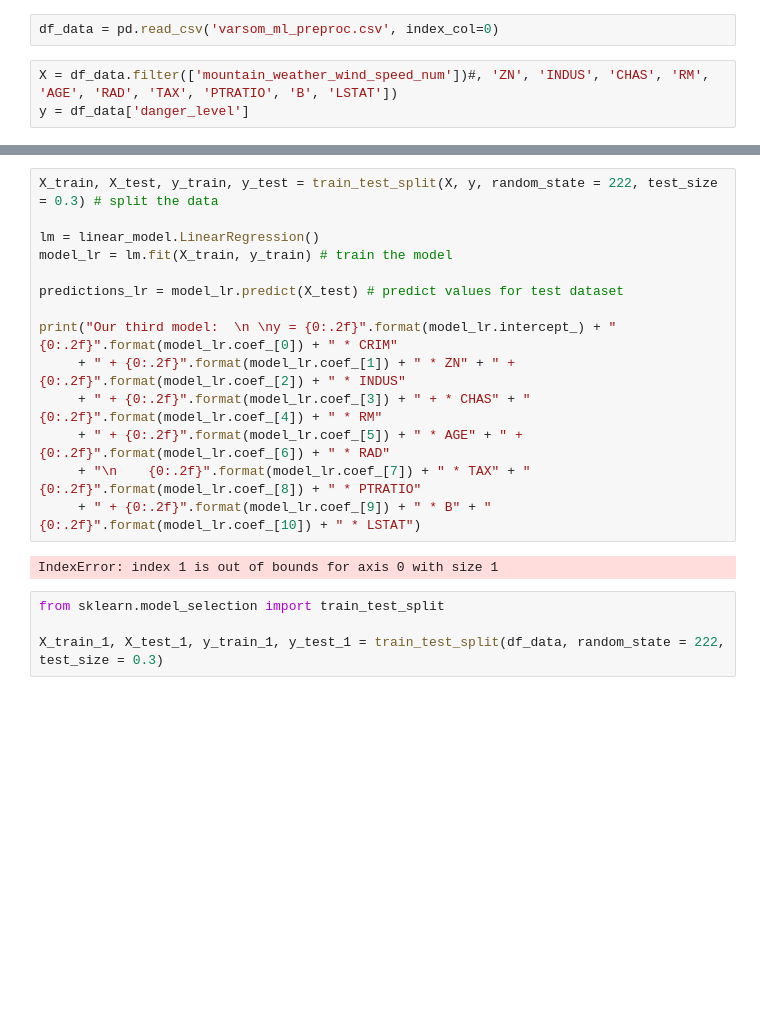
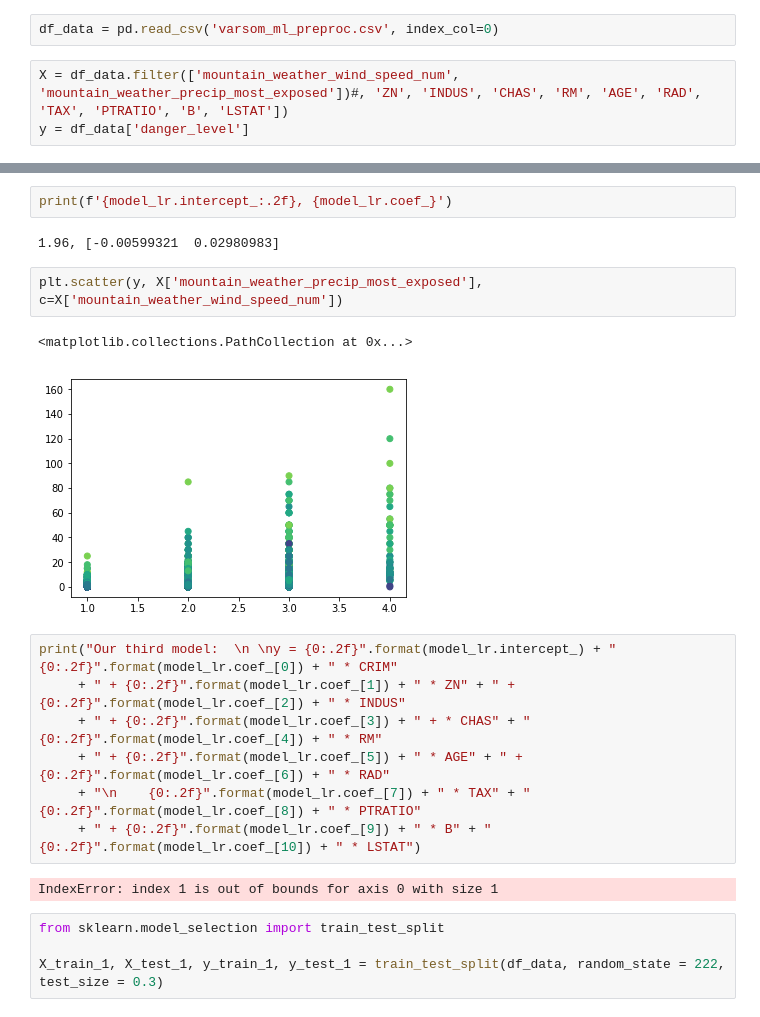
Before and after one commit to kmunve/APS, a Jupyter notebook: aps/notebooks/ml_varsom/linear_regression.ipynb, the cells around one changed output, grey strips where cells are left out. Saved outputs shown, nothing was run; the diff lists cells and outputs as text; blank space fills up the shorter version.

```diff
--- a/aps/notebooks/ml_varsom/linear_regression.ipynb
+++ b/aps/notebooks/ml_varsom/linear_regression.ipynb
@@ -30,5 +30,5 @@ pd.set_option("display.max_rows",6)
 # %%
 df_data = pd.read_csv('varsom_ml_preproc.csv', index_col=0)
 # %%
-X = df_data.filter(['mountain_weather_wind_speed_num'])#, 'ZN', 'INDUS', 'CHAS', 'RM', 'AGE', 'RAD', 'TAX', 'PTRATIO', 'B', 'LSTAT'])
+X = df_data.filter(['mountain_weather_wind_speed_num', 'mountain_weather_precip_most_exposed'])#, 'ZN', 'INDUS', 'CHAS', 'RM', 'AGE', 'RAD', 'TAX', 'PTRATIO', 'B', 'LSTAT'])
 y = df_data['danger_level']
@@ -35,11 +42,13 @@ y = df_data['danger_level']
+# %%
+print(f'{model_lr.intercept_:.2f}, {model_lr.coef_}')
+# %% [output]
+1.96, [-0.00599321  0.02980983]
+# %%
+plt.scatter(y, X['mountain_weather_precip_most_exposed'], c=X['mountain_weather_wind_speed_num'])
+# %% [output]
+<matplotlib.collections.PathCollection at 0x...>
+[figure, added]
 # %%
-X_train, X_test, y_train, y_test = train_test_split(X, y, random_state = 222, test_size = 0.3) # split the data
-
-lm = linear_model.LinearRegression()
-model_lr = lm.fit(X_train, y_train) # train the model
-
-predictions_lr = model_lr.predict(X_test) # predict values for test dataset
-
 print("Our third model:  \n \ny = {0:.2f}".format(model_lr.intercept_) + " {0:.2f}".format(model_lr.coef_[0]) + " * CRIM"
      + " + {0:.2f}".format(model_lr.coef_[1]) + " * ZN" + " + {0:.2f}".format(model_lr.coef_[2]) + " * INDUS"
      + " + {0:.2f}".format(model_lr.coef_[3]) + " + * CHAS" + " {0:.2f}".format(model_lr.coef_[4]) + " * RM"
```
Also changed, not shown: parts of 1 cell of this notebook, 2 other files.
